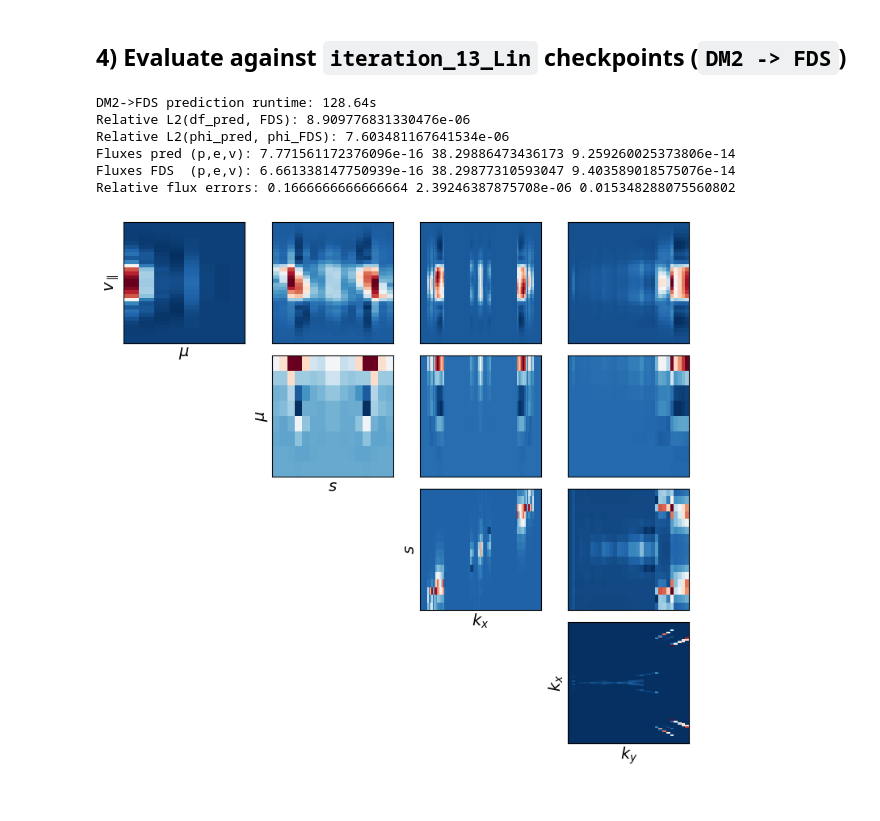
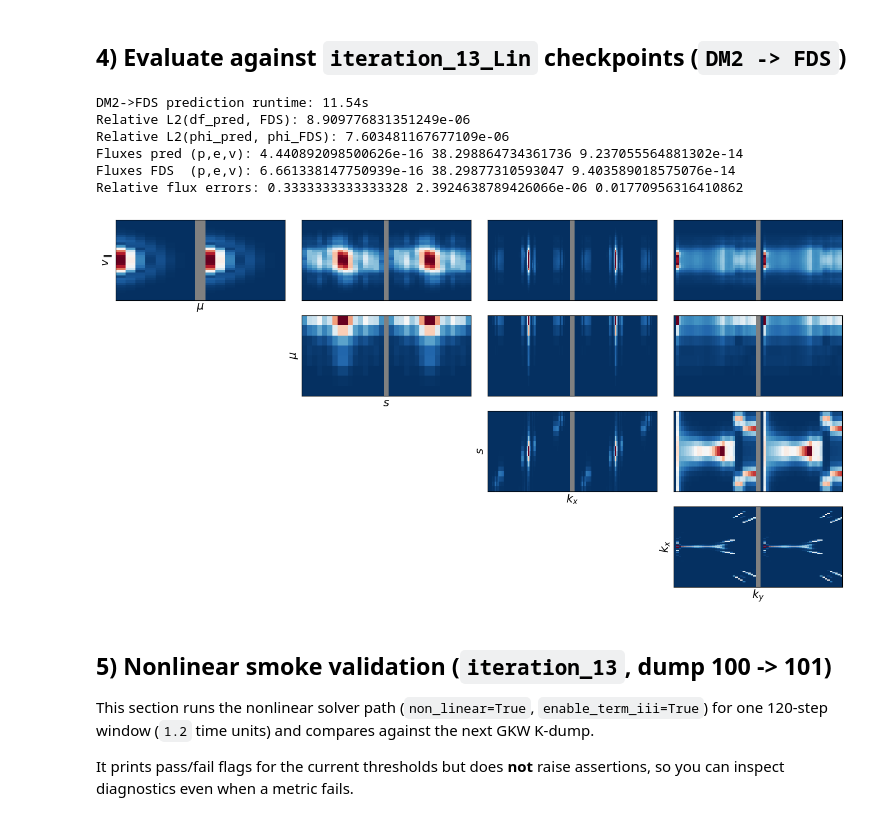
Before and after one commit to gerkone/gyaradax, a Jupyter notebook: notebooks/linear_v1_inspection.ipynb, the cells around one changed output. Drawn from its saved outputs; the diff is of its cells as text; code cells hidden in the pictures.

```diff
--- a/notebooks/linear_v1_inspection.ipynb
+++ b/notebooks/linear_v1_inspection.ipynb
@@ -88,9 +113,11 @@ mode_label = np.asarray(geom["mode_label"])
 ixzero = int(geom["ixzero"])
 iyzero = int(geom["iyzero"])
 
+
 def connected_kx_indices(ky_index: int):
     lbl = int(mode_label[ixzero, ky_index])
     return np.where(mode_label[:, ky_index] == lbl)[0], lbl
+
 
 def run_small_steps(df_init, nsteps=80, params=None):
     if params is None:
@@ -99,10 +126,17 @@ def run_small_steps(df_init, nsteps=80, params=None):
     df = df_init
     phi_hist = []
     growth_hist = []
+
+    @jax.jit
+    def step_fn(current_df, current_state):
+        return gksolve_with_state(current_df, geom, params, current_state)
+
     for _ in range(nsteps):
-        df, (phi, _), state = gksolve_with_state(df, geom, params, state)
+        df, (phi, _), state = step_fn(df, state)
+
         phi_hist.append(np.asarray(phi))
         growth_hist.append(float(np.asarray(state.last_growth_rate)))
+
     return df, np.asarray(phi_hist), np.asarray(growth_hist), state
 # %% [markdown]
 ## 3) Quick evolution from init and representative mode-growth visualization
@@ -140,7 +183,13 @@ state.step: 80 state.time: 0.8000000000000005 last_growth_rate: 0.23555975980835
 # %% [markdown]
 ## 4) Evaluate against `iteration_13_Lin` checkpoints (`DM2 -> FDS`)
 # %%
-res = (len(geom["intvp"]), len(geom["intmu"]), len(geom["ints"]), len(geom["kxrh"]), len(geom["krho"]))
+res = (
+    len(geom["intvp"]),
+    len(geom["intmu"]),
+    len(geom["ints"]),
+    len(geom["kxrh"]),
+    len(geom["krho"]),
+)
 dm2 = load_gkw_k_dump(f"{BASE}/DM2", res)
 fds = load_gkw_k_dump(f"{BASE}/FDS", res)
 
@@ -149,10 +198,12 @@ t0 = time.time()
 dm2_to_fds_pred, _, _, _ = run_small_steps(dm2, nsteps=80, params=params)
 print(f"DM2->FDS prediction runtime: {time.time()-t0:.2f}s")
 
+
 def rel_l2(a, b, eps=1e-30):
     na = float(jnp.linalg.norm(a - b))
     nb = float(jnp.linalg.norm(b))
     return na / max(nb, eps)
+
 
 phi_pred, flux_pred = get_integrals(dm2_to_fds_pred, geom)
 phi_fds, flux_fds = get_integrals(fds, geom)
@@ -164,15 +215,26 @@ p_pred, e_pred, v_pred = [float(np.asarray(x)) for x in flux_pred]
 p_ref, e_ref, v_ref = [float(np.asarray(x)) for x in flux_fds]
 print("Fluxes pred (p,e,v):", p_pred, e_pred, v_pred)
 print("Fluxes FDS  (p,e,v):", p_ref, e_ref, v_ref)
-print("Relative flux errors:", abs(p_pred-p_ref)/(abs(p_ref)+1e-30), abs(e_pred-e_ref)/(abs(e_ref)+1e-30), abs(v_pred-v_ref)/(abs(v_ref)+1e-30))
+print(
+    "Relative flux errors:",
+    abs(p_pred - p_ref) / (abs(p_ref) + 1e-30),
+    abs(e_pred - e_ref) / (abs(e_ref) + 1e-30),
+    abs(v_pred - v_ref) / (abs(v_ref) + 1e-30),
+)
 # %% [output]
-DM2->FDS prediction runtime: 128.64s
-Relative L2(df_pred, FDS): 8.909776831330476e-06
-Relative L2(phi_pred, phi_FDS): 7.603481167641534e-06
-Fluxes pred (p,e,v): 7.771561172376096e-16 38.29886473436173 9.259260025373806e-14
+DM2->FDS prediction runtime: 11.54s
+Relative L2(df_pred, FDS): 8.909776831351249e-06
+Relative L2(phi_pred, phi_FDS): 7.603481167677109e-06
+Fluxes pred (p,e,v): 4.440892098500626e-16 38.298864734361736 9.237055564881302e-14
 Fluxes FDS  (p,e,v): 6.661338147750939e-16 38.29877310593047 9.403589018575076e-14
-Relative flux errors: 0.1666666666666664 2.39246387875708e-06 0.015348288075560802
+Relative flux errors: 0.3333333333333328 2.3924638789426066e-06 0.01770956316410862
 # %%
-fig = plot_nd(np.abs(np.asarray(dm2_to_fds_pred)))
+fig = plot_nd(np.abs(np.asarray(dm2_to_fds_pred)), np.abs(np.asarray(fds)))
 # %% [output]
-[figure, old version]
+[figure, new version]
+# %% [markdown]
+## 5) Nonlinear smoke validation (`iteration_13`, dump 100 -> 101)
+
+This section runs the nonlinear solver path (`non_linear=True`, `enable_term_iii=True`) for one 120-step window (`1.2` time units) and compares against the next GKW K-dump.
+
+It prints pass/fail flags for the current thresholds but does **not** raise assertions, so you can inspect diagnostics even when a metric fails.
```
Also changed, not shown: parts of 12 cells of this notebook, 22 other files.
